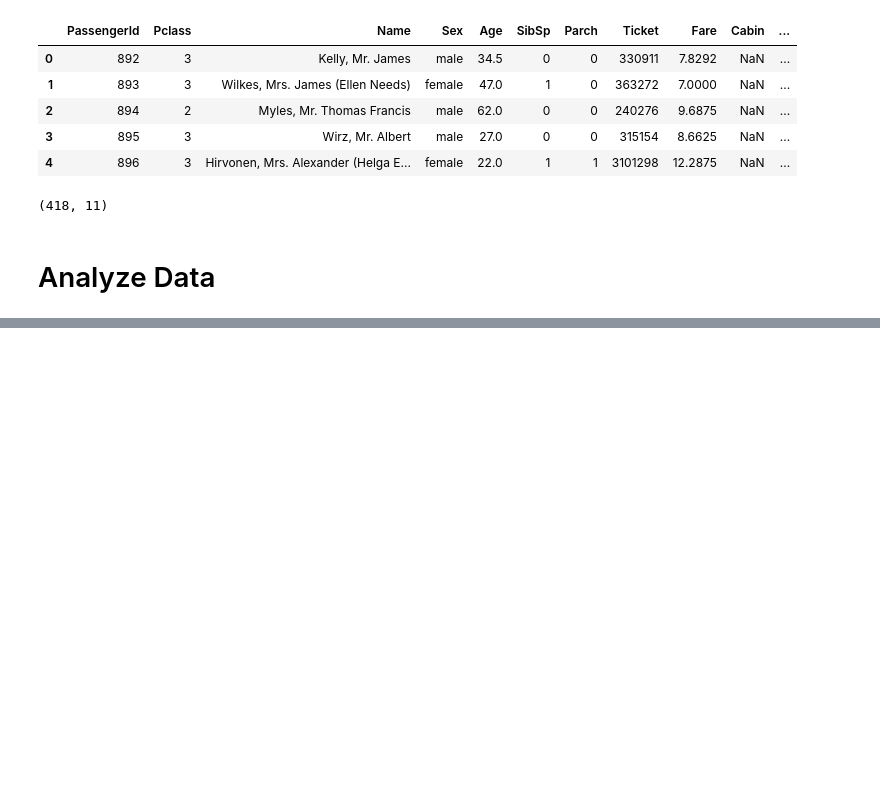
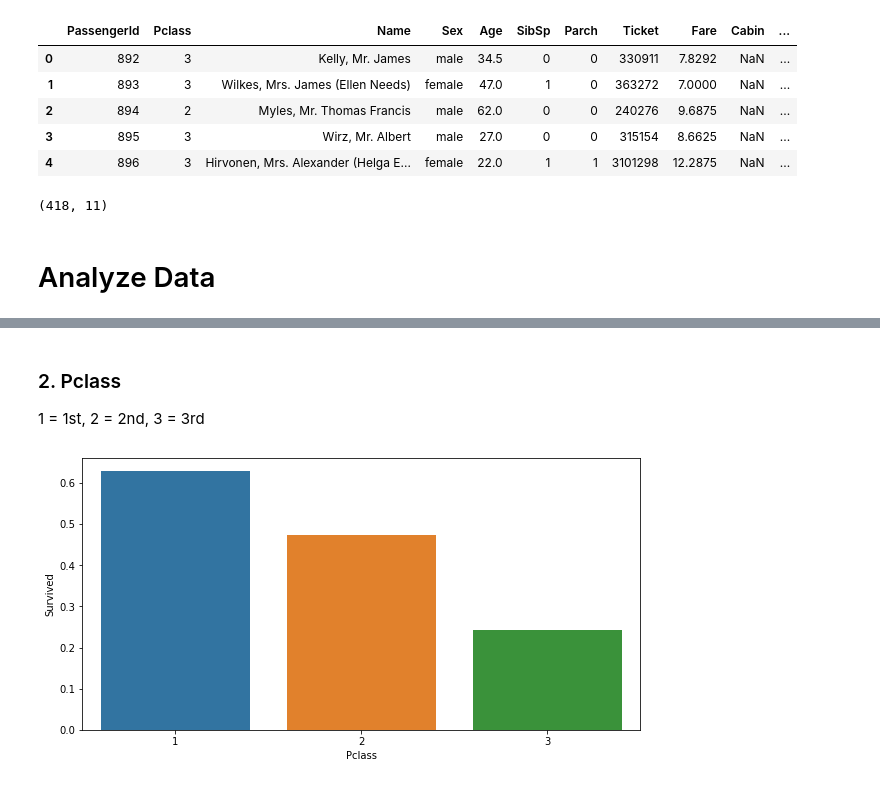
Before and after one commit to karlbehrensg/titanic, a Jupyter notebook: Titanic.ipynb, the cells around one changed output, grey strips where cells are left out. Drawn from its saved outputs; the diff is of its cells as text; code cells hidden in the pictures; blank space fills up the shorter version.

```diff
--- a/Titanic.ipynb
+++ b/Titanic.ipynb
@@ -38,0 +100,9 @@ test.shape
+# %% [markdown]
+### 2. Pclass
+1 = 1st, 2 = 2nd, 3 = 3rd
+# %%
+plt.figure(figsize=(10, 5))
+sns.barplot(data=train, x='Pclass', y='Survived', ci=None)
+plt.show()
+# %% [output]
+[figure, added]
```
Also changed, not shown: parts of 31 cells of this notebook, 1 other file.
